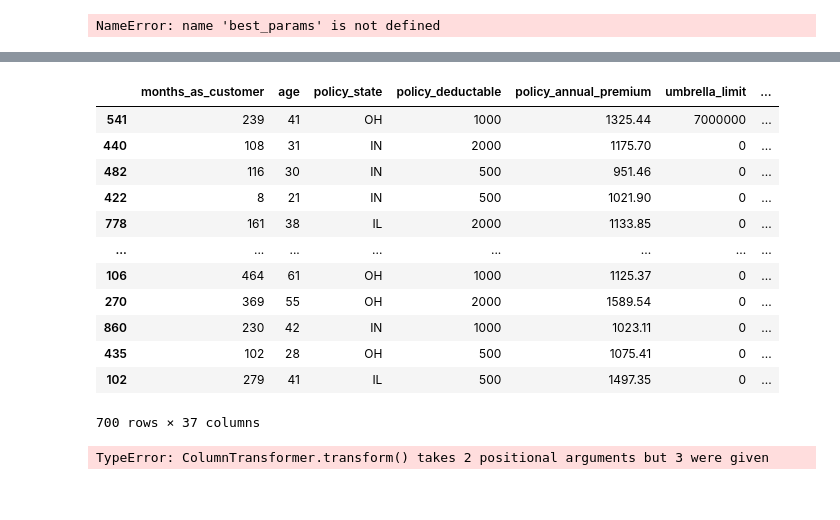
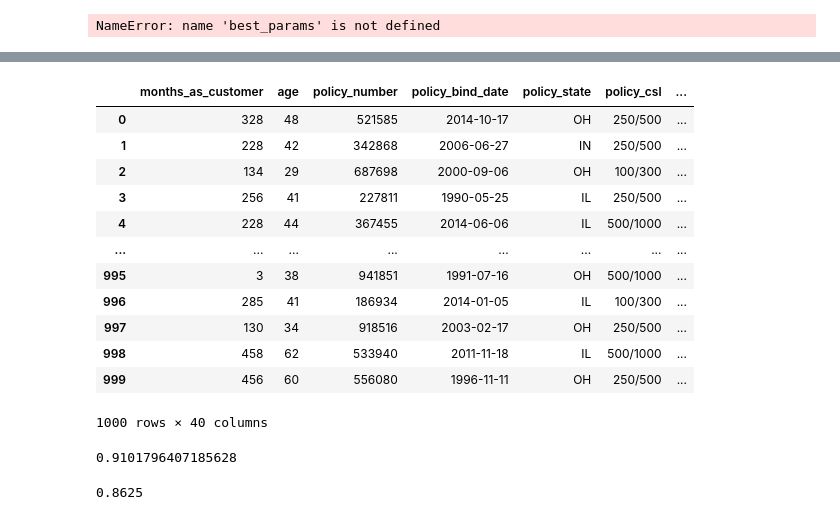
Before and after one commit to SarveshChhabra77/InsuranceClaimPredictionProject, a Jupyter notebook: notebook/3_modeling.ipynb, the cells around one changed output, grey strips where cells are left out. Drawn from its saved outputs; the diff is of its cells as text; code cells hidden in the pictures.

Commit message:
Model Trained

```diff
--- a/notebook/3_modeling.ipynb
+++ b/notebook/3_modeling.ipynb
@@ -349,6 +365,22 @@ df = pd.read_csv(r'D:\Insurance Claim Prediction Project\data\raw\insurance_clai
 X,y=df.drop(columns=['fraud_reported']),df['fraud_reported']
 # %%
 y=y.map({'Y':1,"N":0})
+# %%
+df
+# %% [output]
+|  | months_as_customer | age | policy_number | policy_bind_date | policy_state | policy_csl | ... |
+| 0 | 328 | 48 | 521585 | 2014-10-17 | OH | 250/500 | ... |
+| 1 | 228 | 42 | 342868 | 2006-06-27 | IN | 250/500 | ... |
+| 2 | 134 | 29 | 687698 | 2000-09-06 | OH | 100/300 | ... |
+| 3 | 256 | 41 | 227811 | 1990-05-25 | IL | 250/500 | ... |
+| 4 | 228 | 44 | 367455 | 2014-06-06 | IL | 500/1000 | ... |
+| ... | ... | ... | ... | ... | ... | ... | ... |
+| 995 | 3 | 38 | 941851 | 1991-07-16 | OH | 500/1000 | ... |
+| 996 | 285 | 41 | 186934 | 2014-01-05 | IL | 100/300 | ... |
+| 997 | 130 | 34 | 918516 | 2003-02-17 | OH | 250/500 | ... |
+| 998 | 458 | 62 | 533940 | 2011-11-18 | IL | 500/1000 | ... |
+| 999 | 456 | 60 | 556080 | 1996-11-11 | OH | 250/500 | ... |
+1000 rows × 40 columns
 # %%
 import sys
 sys.path.append(r'D:\Insurance Claim Prediction Project')
@@ -383,27 +415,17 @@ def transform_dates_and_csl(df: pd.DataFrame) -> pd.DataFrame:
 
     return df
 X = transform_dates_and_csl(X)
-# %%
-X_train
-# %% [output]
-|  | months_as_customer | age | policy_state | policy_deductable | policy_annual_premium | umbrella_limit | ... |
-| 541 | 239 | 41 | OH | 1000 | 1325.44 | 7000000 | ... |
-| 440 | 108 | 31 | IN | 2000 | 1175.70 | 0 | ... |
-| 482 | 116 | 30 | IN | 500 | 951.46 | 0 | ... |
-| 422 | 8 | 21 | IN | 500 | 1021.90 | 0 | ... |
-| 778 | 161 | 38 | IL | 2000 | 1133.85 | 0 | ... |
-| ... | ... | ... | ... | ... | ... | ... | ... |
-| 106 | 464 | 61 | OH | 1000 | 1125.37 | 0 | ... |
-| 270 | 369 | 55 | OH | 2000 | 1589.54 | 0 | ... |
-| 860 | 230 | 42 | IN | 1000 | 1023.11 | 0 | ... |
-| 435 | 102 | 28 | OH | 500 | 1075.41 | 0 | ... |
-| 102 | 279 | 41 | IL | 500 | 1497.35 | 0 | ... |
-700 rows × 37 columns
 # %%
 from sklearn.model_selection import train_test_split
 X_train,X_test,y_train,y_test = train_test_split(X,y ,test_size=.3,random_state=42)
-
-X_train = preprocessor.transform(X_train)
-X_test = preprocessor.transform(X_test)
-# %% [output]
-TypeError: ColumnTransformer.transform() takes 2 positional arguments but 3 were given
+# %%
+y_train_pred = model.predict(X_train)
+from sklearn.metrics import recall_score
+print(recall_score(y_train,y_train_pred))
+# %% [output]
+0.9101796407185628
+# %%
+y_test_pred = model.predict(X_test)
+print(recall_score(y_test,y_test_pred))
+# %% [output]
+0.8625
```
Also changed, not shown: parts of 2 cells of this notebook, 2 other files.
